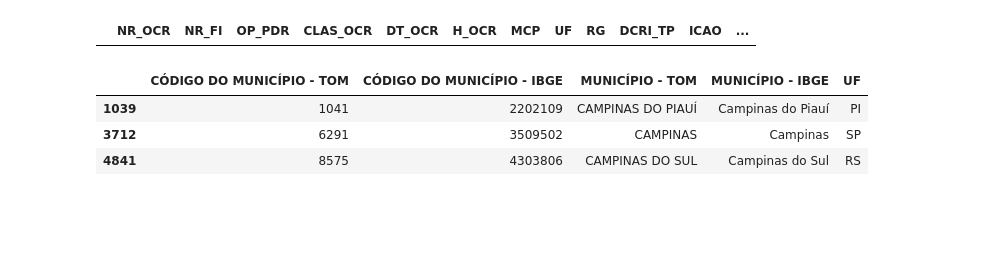
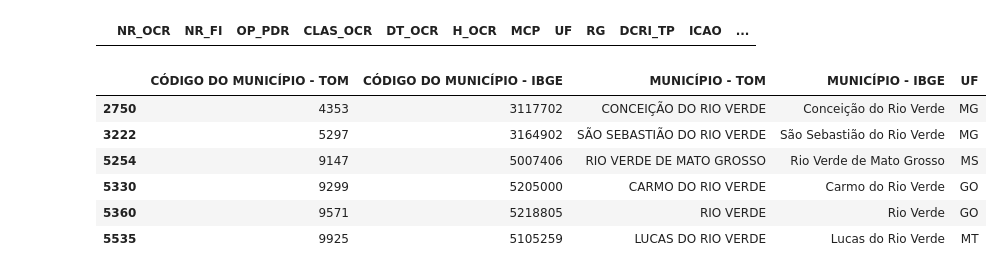
Before and after one commit to vitorluzz/etl-voos-anac, a Jupyter notebook: solution/job_stage_curated.ipynb, the cells around one changed output. Cells and saved outputs as stored; diff of their text form; code cells hidden in the pictures; blank space fills up the shorter version.

```diff
--- a/solution/job_stage_curated.ipynb
+++ b/solution/job_stage_curated.ipynb
@@ -1643,13 +2234,16 @@ df_ocorrencias[df_ocorrencias['MCP'] == 'MIAMI']
 # %%
 df_municipios['MUNICÍPIO - TOM'] = df_municipios['MUNICÍPIO - TOM'].astype(str).str.strip().str.upper()
 # df_municipios[df_municipios['MUNICÍPIO - TOM'] == "VILA CONGONHAS"]
 # Pará de Minas
-df_municipios[df_municipios['MUNICÍPIO - TOM'].str.contains("CAMPINAS", na=False)]
+df_municipios[df_municipios['MUNICÍPIO - TOM'].str.contains("RIO VERDE", na=False)]
 # %% [output]
 |  | CÓDIGO DO MUNICÍPIO - TOM | CÓDIGO DO MUNICÍPIO - IBGE | MUNICÍPIO - TOM | MUNICÍPIO - IBGE | UF |
-| 1039 | 1041 | 2202109 | CAMPINAS DO PIAUÍ | Campinas do Piauí | PI |
-| 3712 | 6291 | 3509502 | CAMPINAS | Campinas | SP |
-| 4841 | 8575 | 4303806 | CAMPINAS DO SUL | Campinas do Sul | RS |
+| 2750 | 4353 | 3117702 | CONCEIÇÃO DO RIO VERDE | Conceição do Rio Verde | MG |
+| 3222 | 5297 | 3164902 | SÃO SEBASTIÃO DO RIO VERDE | São Sebastião do Rio Verde | MG |
+| 5254 | 9147 | 5007406 | RIO VERDE DE MATO GROSSO | Rio Verde de Mato Grosso | MS |
+| 5330 | 9299 | 5205000 | CARMO DO RIO VERDE | Carmo do Rio Verde | GO |
+| 5360 | 9571 | 5218805 | RIO VERDE | Rio Verde | GO |
+| 5535 | 9925 | 5105259 | LUCAS DO RIO VERDE | Lucas do Rio Verde | MT |
 # %%
 df_ocorrencias.head()
 # %% [output]
```
Also changed, not shown: parts of 2 cells of this notebook, 1 other file.
